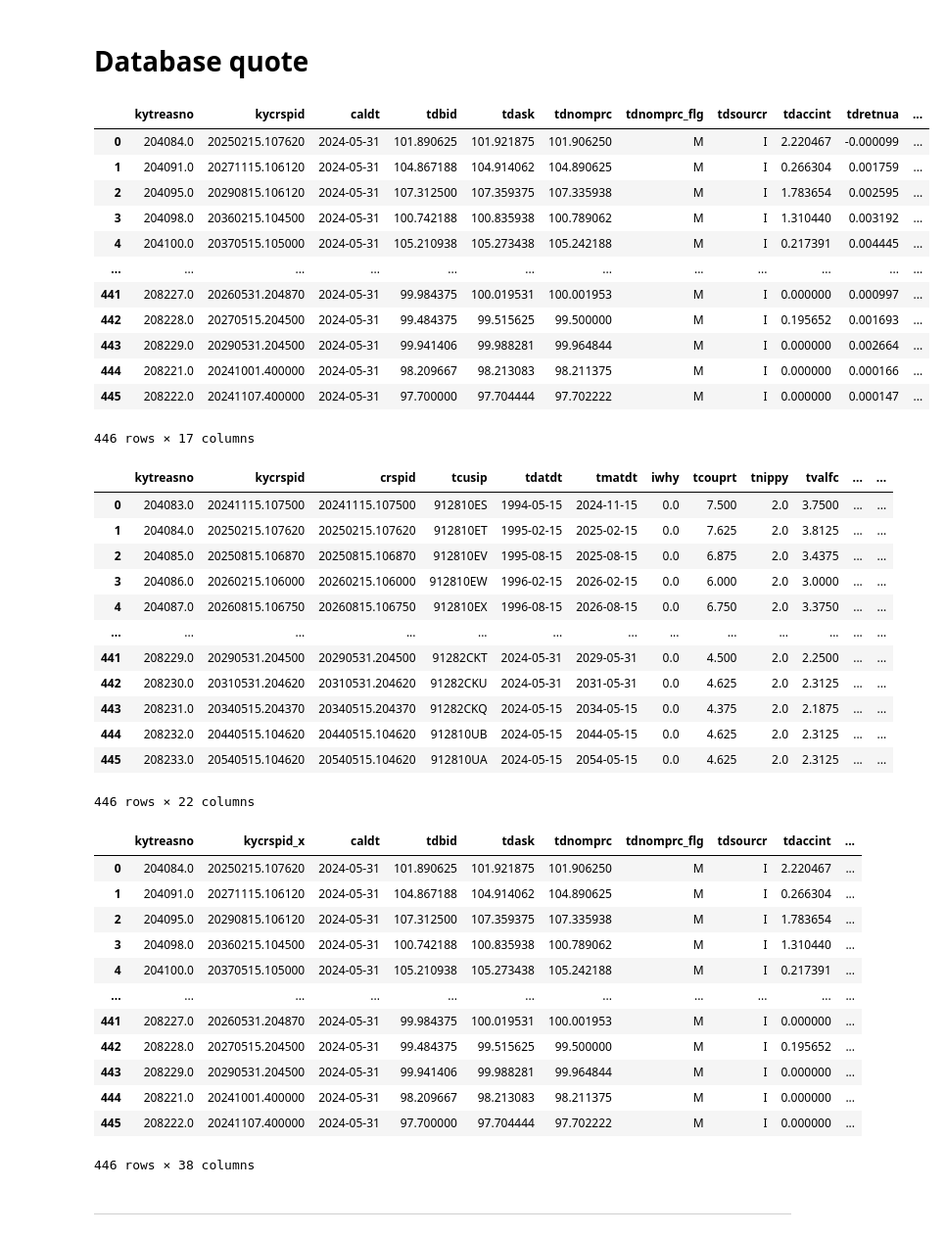
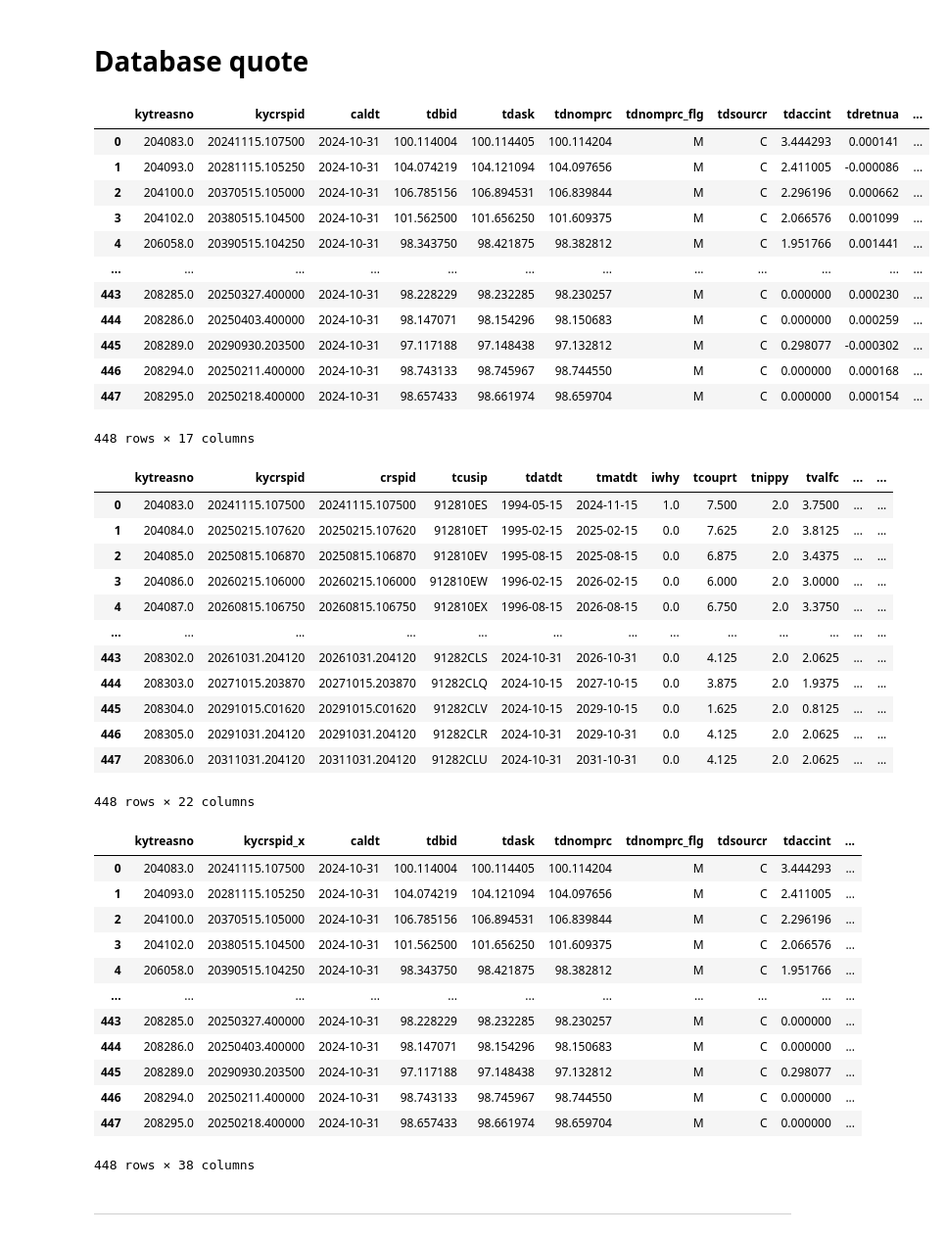
Before and after one commit to vinnyyx/finm-fixedincome-2025, a Jupyter notebook: build_data/Build Treasury Quotes CRSP.ipynb, the cells around one changed output. Shown at 98% size. Saved outputs shown, nothing was run; the diff lists cells and outputs as text; code cells hidden in the pictures.

```diff
--- a/build_data/Build Treasury Quotes CRSP.ipynb
+++ b/build_data/Build Treasury Quotes CRSP.ipynb
@@ -32,24 +32,24 @@ libs = db.list_libraries()
 libs_crsp = [item for item in libs if item.startswith('crsp')]
 treasury_databases = db.list_tables('crsp_m_treasuries')
 # %%
-DATE = '2024-05-31'
+DATE = '2024-10-31'
 SQL_QUERY = f'select * from crsp_m_treasuries.tfz_dly where caldt=\'{DATE}\''
 data_quotes = db.raw_sql(SQL_QUERY)
 data_quotes
 # %% [output]
 |  | kytreasno | kycrspid | caldt | tdbid | tdask | tdnomprc | tdnomprc_flg | tdsourcr | tdaccint | tdretnua | ... |
-| 0 | 204084.0 | 20250215.107620 | 2024-05-31 | 101.890625 | 101.921875 | 101.906250 | M | I | 2.220467 | -0.000099 | ... |
-| 1 | 204091.0 | 20271115.106120 | 2024-05-31 | 104.867188 | 104.914062 | 104.890625 | M | I | 0.266304 | 0.001759 | ... |
-| 2 | 204095.0 | 20290815.106120 | 2024-05-31 | 107.312500 | 107.359375 | 107.335938 | M | I | 1.783654 | 0.002595 | ... |
-| 3 | 204098.0 | 20360215.104500 | 2024-05-31 | 100.742188 | 100.835938 | 100.789062 | M | I | 1.310440 | 0.003192 | ... |
-| 4 | 204100.0 | 20370515.105000 | 2024-05-31 | 105.210938 | 105.273438 | 105.242188 | M | I | 0.217391 | 0.004445 | ... |
+| 0 | 204083.0 | 20241115.107500 | 2024-10-31 | 100.114004 | 100.114405 | 100.114204 | M | C | 3.444293 | 0.000141 | ... |
+| 1 | 204093.0 | 20281115.105250 | 2024-10-31 | 104.074219 | 104.121094 | 104.097656 | M | C | 2.411005 | -0.000086 | ... |
+| 2 | 204100.0 | 20370515.105000 | 2024-10-31 | 106.785156 | 106.894531 | 106.839844 | M | C | 2.296196 | 0.000662 | ... |
+| 3 | 204102.0 | 20380515.104500 | 2024-10-31 | 101.562500 | 101.656250 | 101.609375 | M | C | 2.066576 | 0.001099 | ... |
+| 4 | 206058.0 | 20390515.104250 | 2024-10-31 | 98.343750 | 98.421875 | 98.382812 | M | C | 1.951766 | 0.001441 | ... |
 | ... | ... | ... | ... | ... | ... | ... | ... | ... | ... | ... | ... |
-| 441 | 208227.0 | 20260531.204870 | 2024-05-31 | 99.984375 | 100.019531 | 100.001953 | M | I | 0.000000 | 0.000997 | ... |
-| 442 | 208228.0 | 20270515.204500 | 2024-05-31 | 99.484375 | 99.515625 | 99.500000 | M | I | 0.195652 | 0.001693 | ... |
-| 443 | 208229.0 | 20290531.204500 | 2024-05-31 | 99.941406 | 99.988281 | 99.964844 | M | I | 0.000000 | 0.002664 | ... |
-| 444 | 208221.0 | 20241001.400000 | 2024-05-31 | 98.209667 | 98.213083 | 98.211375 | M | I | 0.000000 | 0.000166 | ... |
-| 445 | 208222.0 | 20241107.400000 | 2024-05-31 | 97.700000 | 97.704444 | 97.702222 | M | I | 0.000000 | 0.000147 | ... |
+| 443 | 208285.0 | 20250327.400000 | 2024-10-31 | 98.228229 | 98.232285 | 98.230257 | M | C | 0.000000 | 0.000230 | ... |
+| 444 | 208286.0 | 20250403.400000 | 2024-10-31 | 98.147071 | 98.154296 | 98.150683 | M | C | 0.000000 | 0.000259 | ... |
+| 445 | 208289.0 | 20290930.203500 | 2024-10-31 | 97.117188 | 97.148438 | 97.132812 | M | C | 0.298077 | -0.000302 | ... |
+| 446 | 208294.0 | 20250211.400000 | 2024-10-31 | 98.743133 | 98.745967 | 98.744550 | M | C | 0.000000 | 0.000168 | ... |
+| 447 | 208295.0 | 20250218.400000 | 2024-10-31 | 98.657433 | 98.661974 | 98.659704 | M | C | 0.000000 | 0.000154 | ... |
-446 rows × 17 columns
+448 rows × 17 columns
 # %%
 KEYS = tuple(data_quotes['kytreasno'])
 SQL_QUERY = f'select * from crsp_m_treasuries.tfz_iss where kytreasno in {KEYS}'
@@ -57,35 +57,35 @@ data_iss = db.raw_sql(SQL_QUERY)
 data_iss
 # %% [output]
 |  | kytreasno | kycrspid | crspid | tcusip | tdatdt | tmatdt | iwhy | tcouprt | tnippy | tvalfc | ... | ... |
-| 0 | 204083.0 | 20241115.107500 | 20241115.107500 | 912810ES | 1994-05-15 | 2024-11-15 | 0.0 | 7.500 | 2.0 | 3.7500 | ... | ... |
+| 0 | 204083.0 | 20241115.107500 | 20241115.107500 | 912810ES | 1994-05-15 | 2024-11-15 | 1.0 | 7.500 | 2.0 | 3.7500 | ... | ... |
 | 1 | 204084.0 | 20250215.107620 | 20250215.107620 | 912810ET | 1995-02-15 | 2025-02-15 | 0.0 | 7.625 | 2.0 | 3.8125 | ... | ... |
 | 2 | 204085.0 | 20250815.106870 | 20250815.106870 | 912810EV | 1995-08-15 | 2025-08-15 | 0.0 | 6.875 | 2.0 | 3.4375 | ... | ... |
 | 3 | 204086.0 | 20260215.106000 | 20260215.106000 | 912810EW | 1996-02-15 | 2026-02-15 | 0.0 | 6.000 | 2.0 | 3.0000 | ... | ... |
 | 4 | 204087.0 | 20260815.106750 | 20260815.106750 | 912810EX | 1996-08-15 | 2026-08-15 | 0.0 | 6.750 | 2.0 | 3.3750 | ... | ... |
 | ... | ... | ... | ... | ... | ... | ... | ... | ... | ... | ... | ... | ... |
-| 441 | 208229.0 | 20290531.204500 | 20290531.204500 | 91282CKT | 2024-05-31 | 2029-05-31 | 0.0 | 4.500 | 2.0 | 2.2500 | ... | ... |
-| 442 | 208230.0 | 20310531.204620 | 20310531.204620 | 91282CKU | 2024-05-31 | 2031-05-31 | 0.0 | 4.625 | 2.0 | 2.3125 | ... | ... |
-| 443 | 208231.0 | 20340515.204370 | 20340515.204370 | 91282CKQ | 2024-05-15 | 2034-05-15 | 0.0 | 4.375 | 2.0 | 2.1875 | ... | ... |
-| 444 | 208232.0 | 20440515.104620 | 20440515.104620 | 912810UB | 2024-05-15 | 2044-05-15 | 0.0 | 4.625 | 2.0 | 2.3125 | ... | ... |
-| 445 | 208233.0 | 20540515.104620 | 20540515.104620 | 912810UA | 2024-05-15 | 2054-05-15 | 0.0 | 4.625 | 2.0 | 2.3125 | ... | ... |
+| 443 | 208302.0 | 20261031.204120 | 20261031.204120 | 91282CLS | 2024-10-31 | 2026-10-31 | 0.0 | 4.125 | 2.0 | 2.0625 | ... | ... |
+| 444 | 208303.0 | 20271015.203870 | 20271015.203870 | 91282CLQ | 2024-10-15 | 2027-10-15 | 0.0 | 3.875 | 2.0 | 1.9375 | ... | ... |
+| 445 | 208304.0 | 20291015.C01620 | 20291015.C01620 | 91282CLV | 2024-10-15 | 2029-10-15 | 0.0 | 1.625 | 2.0 | 0.8125 | ... | ... |
+| 446 | 208305.0 | 20291031.204120 | 20291031.204120 | 91282CLR | 2024-10-31 | 2029-10-31 | 0.0 | 4.125 | 2.0 | 2.0625 | ... | ... |
+| 447 | 208306.0 | 20311031.204120 | 20311031.204120 | 91282CLU | 2024-10-31 | 2031-10-31 | 0.0 | 4.125 | 2.0 | 2.0625 | ... | ... |
-446 rows × 22 columns
+448 rows × 22 columns
 # %%
 rawdata = data_quotes.merge(data_iss, on='kytreasno')
 rawdata
 # %% [output]
 |  | kytreasno | kycrspid_x | caldt | tdbid | tdask | tdnomprc | tdnomprc_flg | tdsourcr | tdaccint | ... |
-| 0 | 204084.0 | 20250215.107620 | 2024-05-31 | 101.890625 | 101.921875 | 101.906250 | M | I | 2.220467 | ... |
-| 1 | 204091.0 | 20271115.106120 | 2024-05-31 | 104.867188 | 104.914062 | 104.890625 | M | I | 0.266304 | ... |
-| 2 | 204095.0 | 20290815.106120 | 2024-05-31 | 107.312500 | 107.359375 | 107.335938 | M | I | 1.783654 | ... |
-| 3 | 204098.0 | 20360215.104500 | 2024-05-31 | 100.742188 | 100.835938 | 100.789062 | M | I | 1.310440 | ... |
-| 4 | 204100.0 | 20370515.105000 | 2024-05-31 | 105.210938 | 105.273438 | 105.242188 | M | I | 0.217391 | ... |
+| 0 | 204083.0 | 20241115.107500 | 2024-10-31 | 100.114004 | 100.114405 | 100.114204 | M | C | 3.444293 | ... |
+| 1 | 204093.0 | 20281115.105250 | 2024-10-31 | 104.074219 | 104.121094 | 104.097656 | M | C | 2.411005 | ... |
+| 2 | 204100.0 | 20370515.105000 | 2024-10-31 | 106.785156 | 106.894531 | 106.839844 | M | C | 2.296196 | ... |
+| 3 | 204102.0 | 20380515.104500 | 2024-10-31 | 101.562500 | 101.656250 | 101.609375 | M | C | 2.066576 | ... |
+| 4 | 206058.0 | 20390515.104250 | 2024-10-31 | 98.343750 | 98.421875 | 98.382812 | M | C | 1.951766 | ... |
 | ... | ... | ... | ... | ... | ... | ... | ... | ... | ... | ... |
-| 441 | 208227.0 | 20260531.204870 | 2024-05-31 | 99.984375 | 100.019531 | 100.001953 | M | I | 0.000000 | ... |
-| 442 | 208228.0 | 20270515.204500 | 2024-05-31 | 99.484375 | 99.515625 | 99.500000 | M | I | 0.195652 | ... |
-| 443 | 208229.0 | 20290531.204500 | 2024-05-31 | 99.941406 | 99.988281 | 99.964844 | M | I | 0.000000 | ... |
-| 444 | 208221.0 | 20241001.400000 | 2024-05-31 | 98.209667 | 98.213083 | 98.211375 | M | I | 0.000000 | ... |
-| 445 | 208222.0 | 20241107.400000 | 2024-05-31 | 97.700000 | 97.704444 | 97.702222 | M | I | 0.000000 | ... |
+| 443 | 208285.0 | 20250327.400000 | 2024-10-31 | 98.228229 | 98.232285 | 98.230257 | M | C | 0.000000 | ... |
+| 444 | 208286.0 | 20250403.400000 | 2024-10-31 | 98.147071 | 98.154296 | 98.150683 | M | C | 0.000000 | ... |
+| 445 | 208289.0 | 20290930.203500 | 2024-10-31 | 97.117188 | 97.148438 | 97.132812 | M | C | 0.298077 | ... |
+| 446 | 208294.0 | 20250211.400000 | 2024-10-31 | 98.743133 | 98.745967 | 98.744550 | M | C | 0.000000 | ... |
+| 447 | 208295.0 | 20250218.400000 | 2024-10-31 | 98.657433 | 98.661974 | 98.659704 | M | C | 0.000000 | ... |
-446 rows × 38 columns
+448 rows × 38 columns
 # %% [markdown]
 ***
 # %% [markdown]
```
Also changed, not shown: parts of 2 cells of this notebook, 10 other files.
